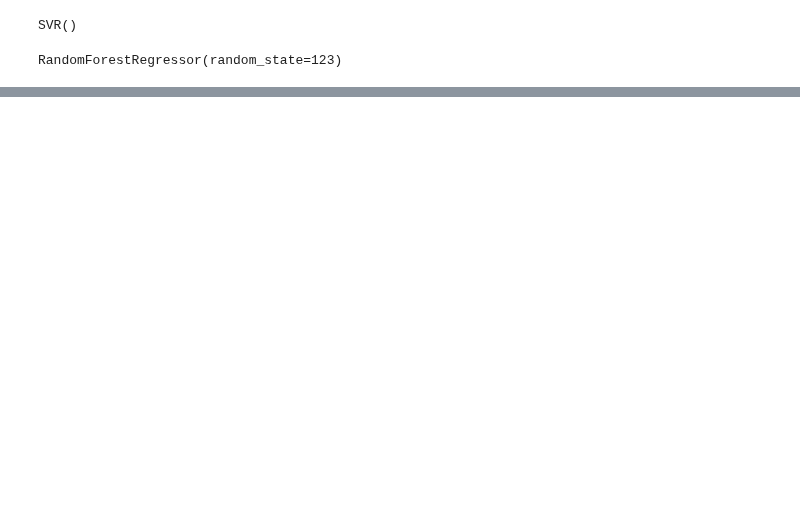
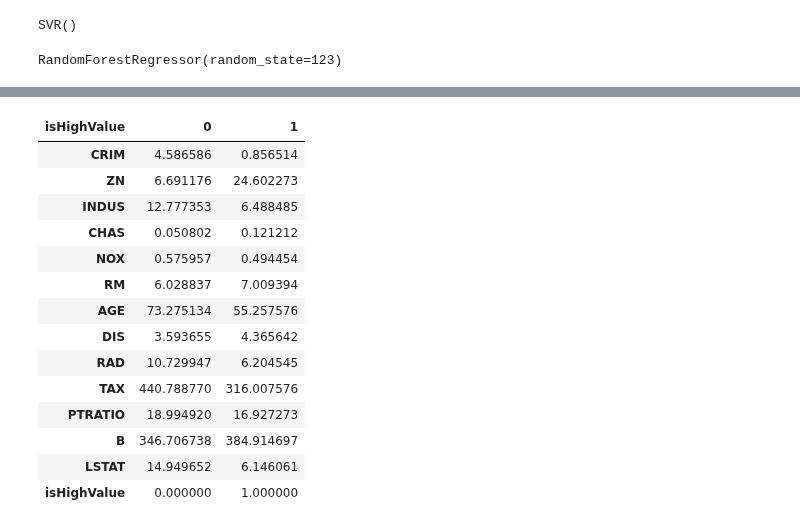
Before and after one commit to teleyun/bigdata, a Jupyter notebook: 예문사_03_빅데이터분석실무.ipynb, the cells around one changed output, grey strips where cells are left out. Drawn from its saved outputs; the diff is of its cells as text; code cells hidden in the pictures; blank space fills up the shorter version.

```diff
--- a/예문사_03_빅데이터분석실무.ipynb
+++ b/예문사_03_빅데이터분석실무.ipynb
@@ -149,0 +192,21 @@ RandomForestRegressor(random_state=123)
+# %%
+df_c = data.drop(['MEDV'], axis =1)
+# df_c.describe()
+
+df_c.groupby('isHighValue').apply(np.mean).T
+# %% [output]
+| isHighValue | 0 | 1 |
+| CRIM | 4.586586 | 0.856514 |
+| ZN | 6.691176 | 24.602273 |
+| INDUS | 12.777353 | 6.488485 |
+| CHAS | 0.050802 | 0.121212 |
+| NOX | 0.575957 | 0.494454 |
+| RM | 6.028837 | 7.009394 |
+| AGE | 73.275134 | 55.257576 |
+| DIS | 3.593655 | 4.365642 |
+| RAD | 10.729947 | 6.204545 |
+| TAX | 440.788770 | 316.007576 |
+| PTRATIO | 18.994920 | 16.927273 |
+| B | 346.706738 | 384.914697 |
+| LSTAT | 14.949652 | 6.146061 |
+| isHighValue | 0.000000 | 1.000000 |
```
Also changed, not shown: parts of 4 cells of this notebook.
